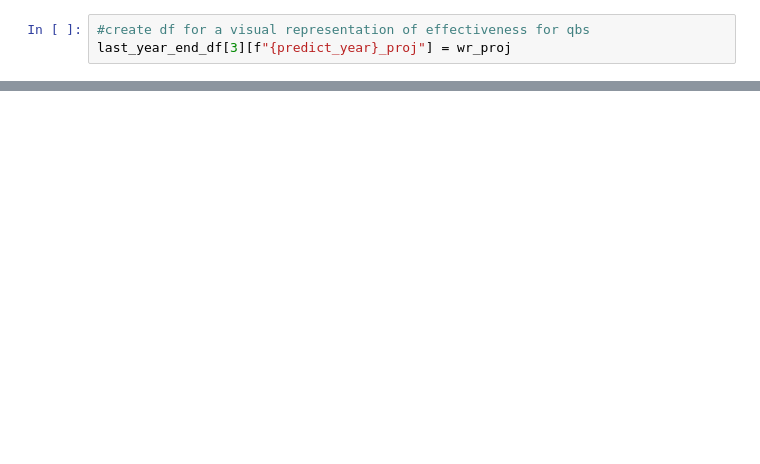
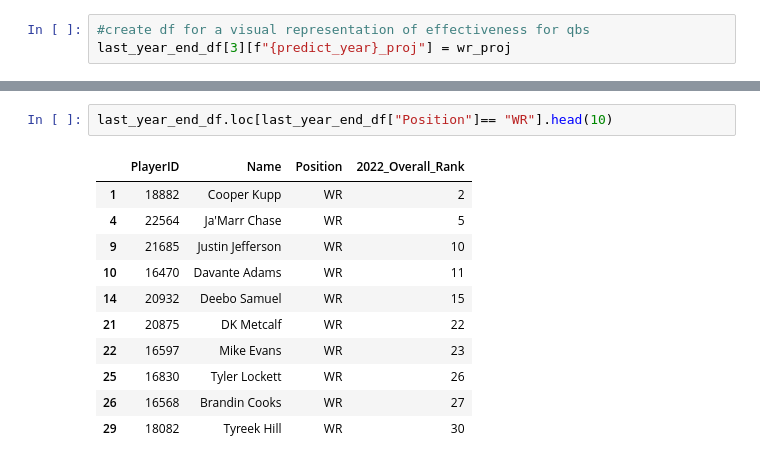
Before and after one commit to rickystuart1/Fantasy-Football-Predictions, a Jupyter notebook: Complete_Model_Linreg.ipynb, the cells around one changed output, grey strips where cells are left out. Drawn from its saved outputs; the diff is of its cells as text; blank space fills up the shorter version.

```diff
--- a/Complete_Model_Linreg.ipynb
+++ b/Complete_Model_Linreg.ipynb
@@ -403,0 +533,14 @@ visual_df.sort_values([f"{predict_year}_proj"], ascending=False).head(50)
+# %%
+last_year_end_df.loc[last_year_end_df["Position"]== "WR"].head(10)
+# %% [output]
+|  | PlayerID | Name | Position | 2022_Overall_Rank |
+| 1 | 18882 | Cooper Kupp | WR | 2 |
+| 4 | 22564 | Ja'Marr Chase | WR | 5 |
+| 9 | 21685 | Justin Jefferson | WR | 10 |
+| 10 | 16470 | Davante Adams | WR | 11 |
+| 14 | 20932 | Deebo Samuel | WR | 15 |
+| 21 | 20875 | DK Metcalf | WR | 22 |
+| 22 | 16597 | Mike Evans | WR | 23 |
+| 25 | 16830 | Tyler Lockett | WR | 26 |
+| 26 | 16568 | Brandin Cooks | WR | 27 |
+| 29 | 18082 | Tyreek Hill | WR | 30 |
```
Also changed, not shown: parts of 27 cells of this notebook, 5 other files.
